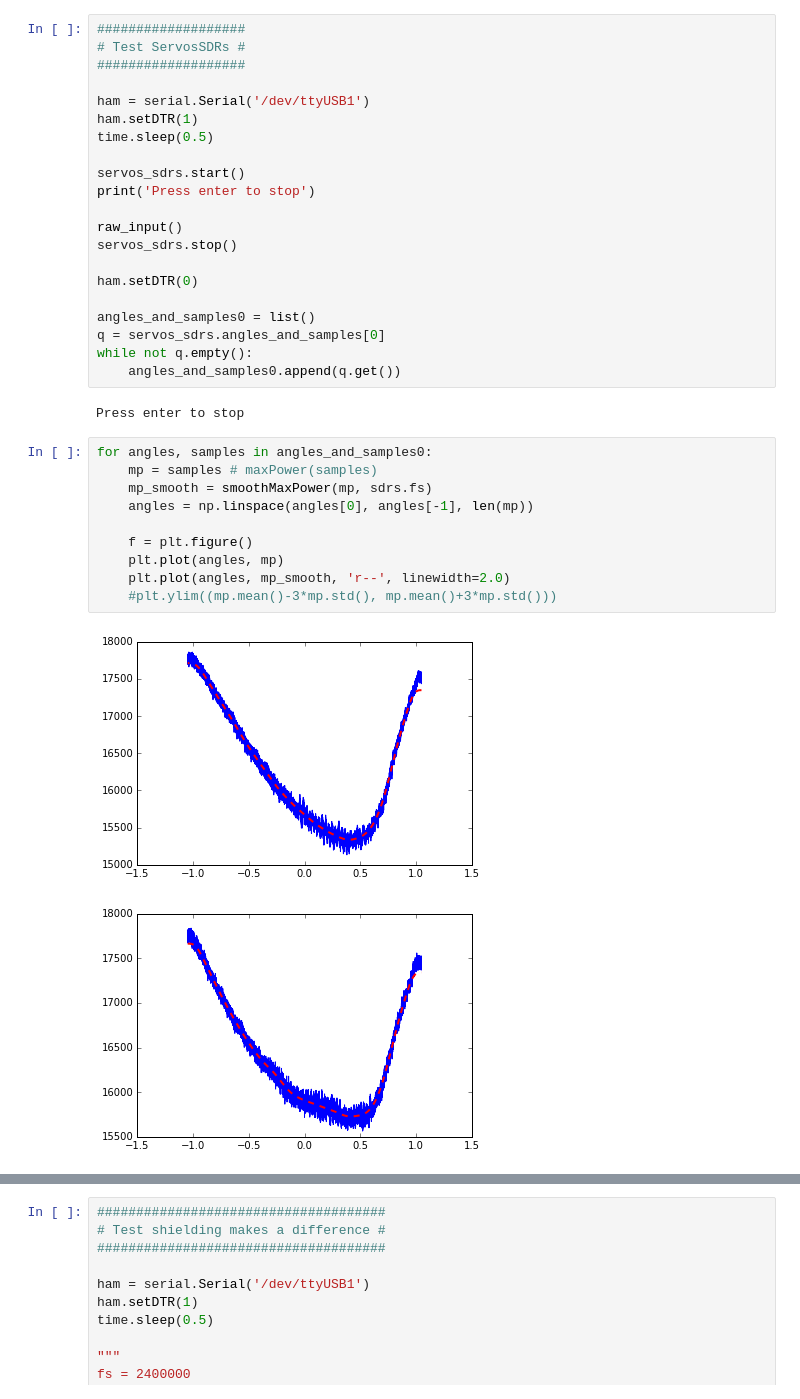
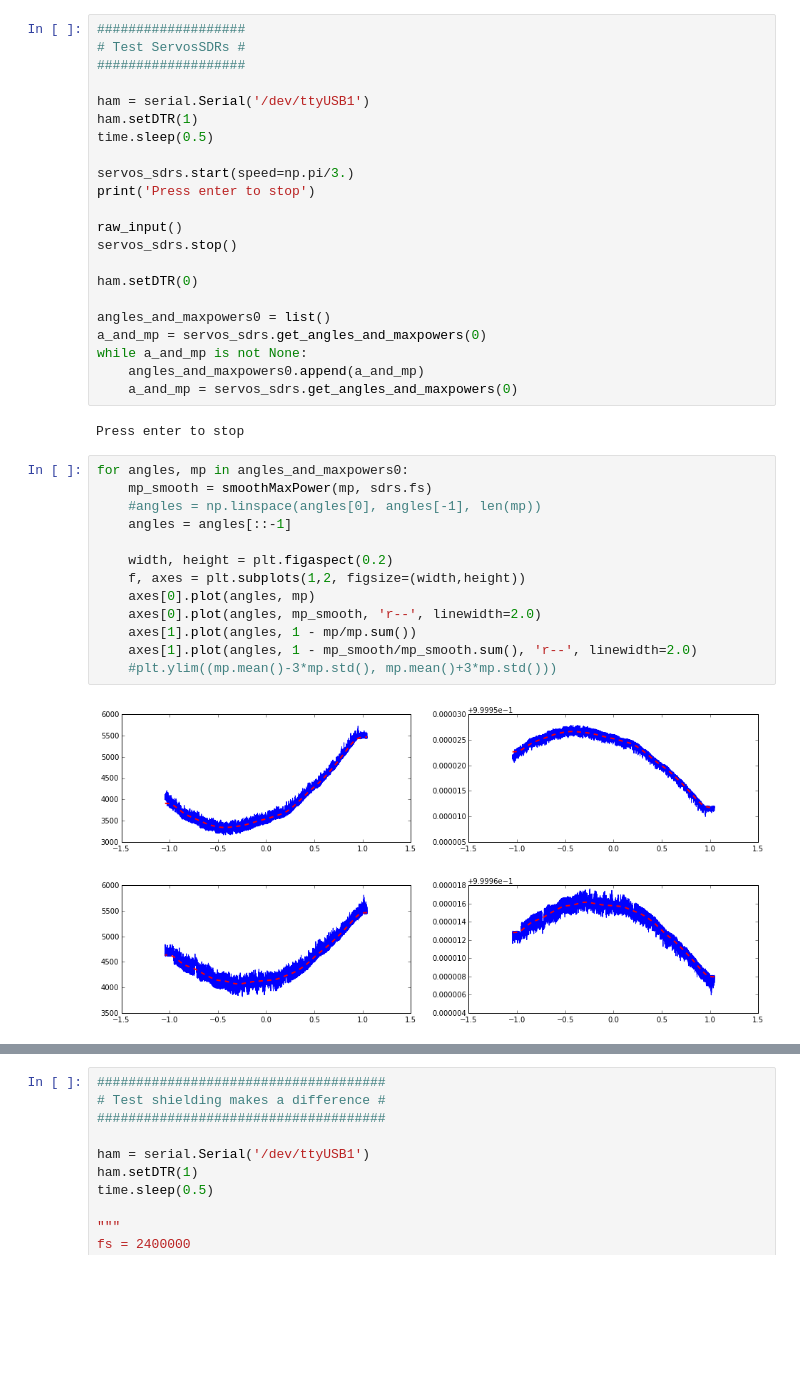
Before and after one commit to gkahn13/radioloc, a Jupyter notebook: servo_serial.ipynb, the cells around one changed output, grey strips where cells are left out. Drawn from its saved outputs; the diff is of its cells as text; blank space fills up the shorter version.

```diff
--- a/servo_serial.ipynb
+++ b/servo_serial.ipynb
@@ -440,7 +371,7 @@ ham = serial.Serial('/dev/ttyUSB1')
 ham.setDTR(1)
 time.sleep(0.5)
 
-servos_sdrs.start()
+servos_sdrs.start(speed=np.pi/3.)
 print('Press enter to stop')
 
 raw_input()
@@ -448,22 +379,26 @@ servos_sdrs.stop()
 
 ham.setDTR(0)
 
-angles_and_samples0 = list()
-q = servos_sdrs.angles_and_samples[0]
-while not q.empty():
-    angles_and_samples0.append(q.get())
+angles_and_maxpowers0 = list()
+a_and_mp = servos_sdrs.get_angles_and_maxpowers(0)
+while a_and_mp is not None:
+    angles_and_maxpowers0.append(a_and_mp)
+    a_and_mp = servos_sdrs.get_angles_and_maxpowers(0)
 # %% [output]
 Press enter to stop
 # %%
-for angles, samples in angles_and_samples0:
-    mp = samples # maxPower(samples)
+for angles, mp in angles_and_maxpowers0:
     mp_smooth = smoothMaxPower(mp, sdrs.fs)
-    angles = np.linspace(angles[0], angles[-1], len(mp))
+    #angles = np.linspace(angles[0], angles[-1], len(mp))
+    angles = angles[::-1]
 
-    f = plt.figure()
-    plt.plot(angles, mp)
-    plt.plot(angles, mp_smooth, 'r--', linewidth=2.0)
+    width, height = plt.figaspect(0.2)
+    f, axes = plt.subplots(1,2, figsize=(width,height))
+    axes[0].plot(angles, mp)
+    axes[0].plot(angles, mp_smooth, 'r--', linewidth=2.0)
+    axes[1].plot(angles, 1 - mp/mp.sum())
+    axes[1].plot(angles, 1 - mp_smooth/mp_smooth.sum(), 'r--', linewidth=2.0)
     #plt.ylim((mp.mean()-3*mp.std(), mp.mean()+3*mp.std()))
 # %% [output]
-[figure, old version]
+[figure, new version]
-[figure, old version]
+[figure, new version]
```
Also changed, not shown: parts of 7 cells of this notebook, 5 other files.
